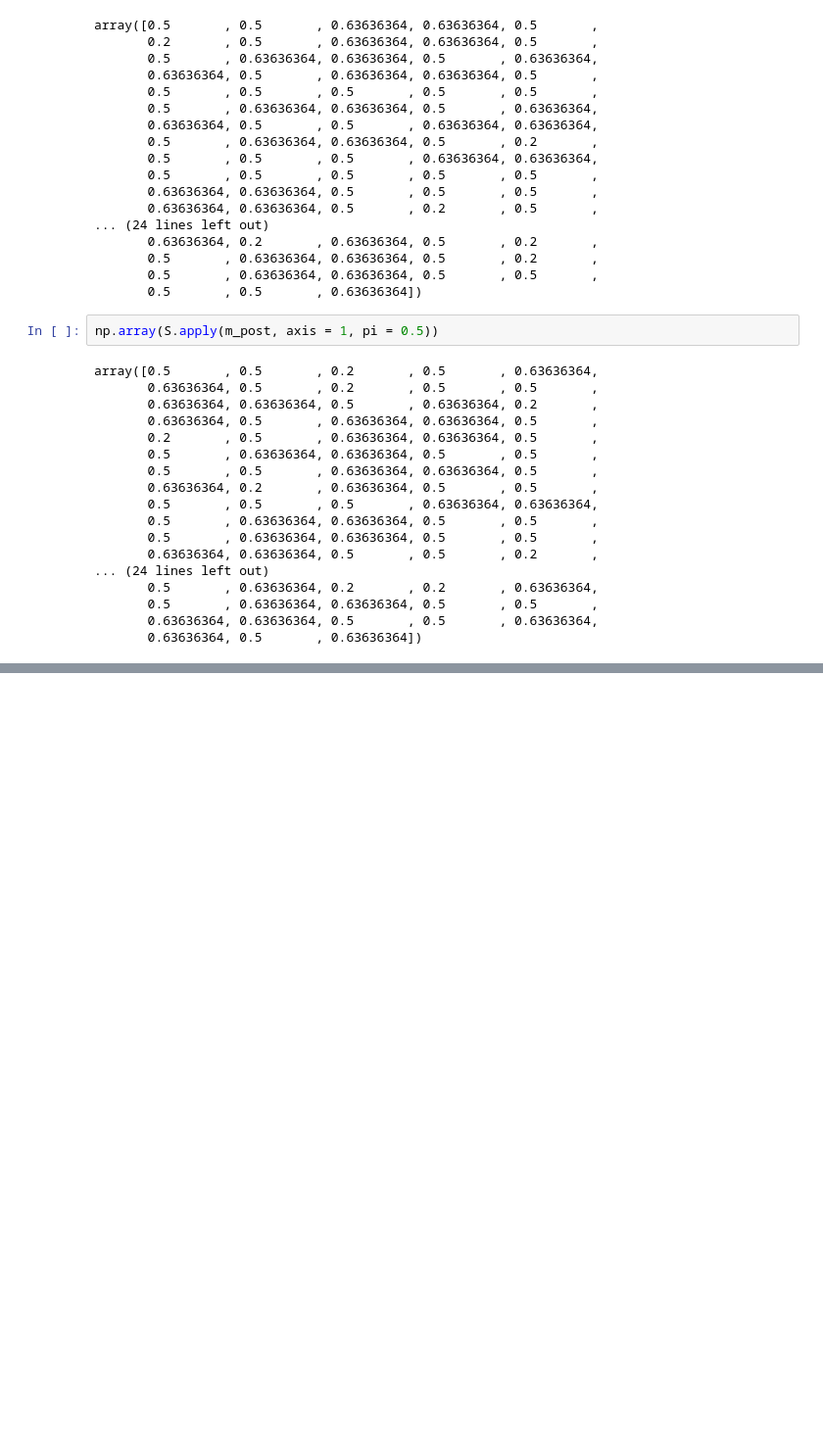
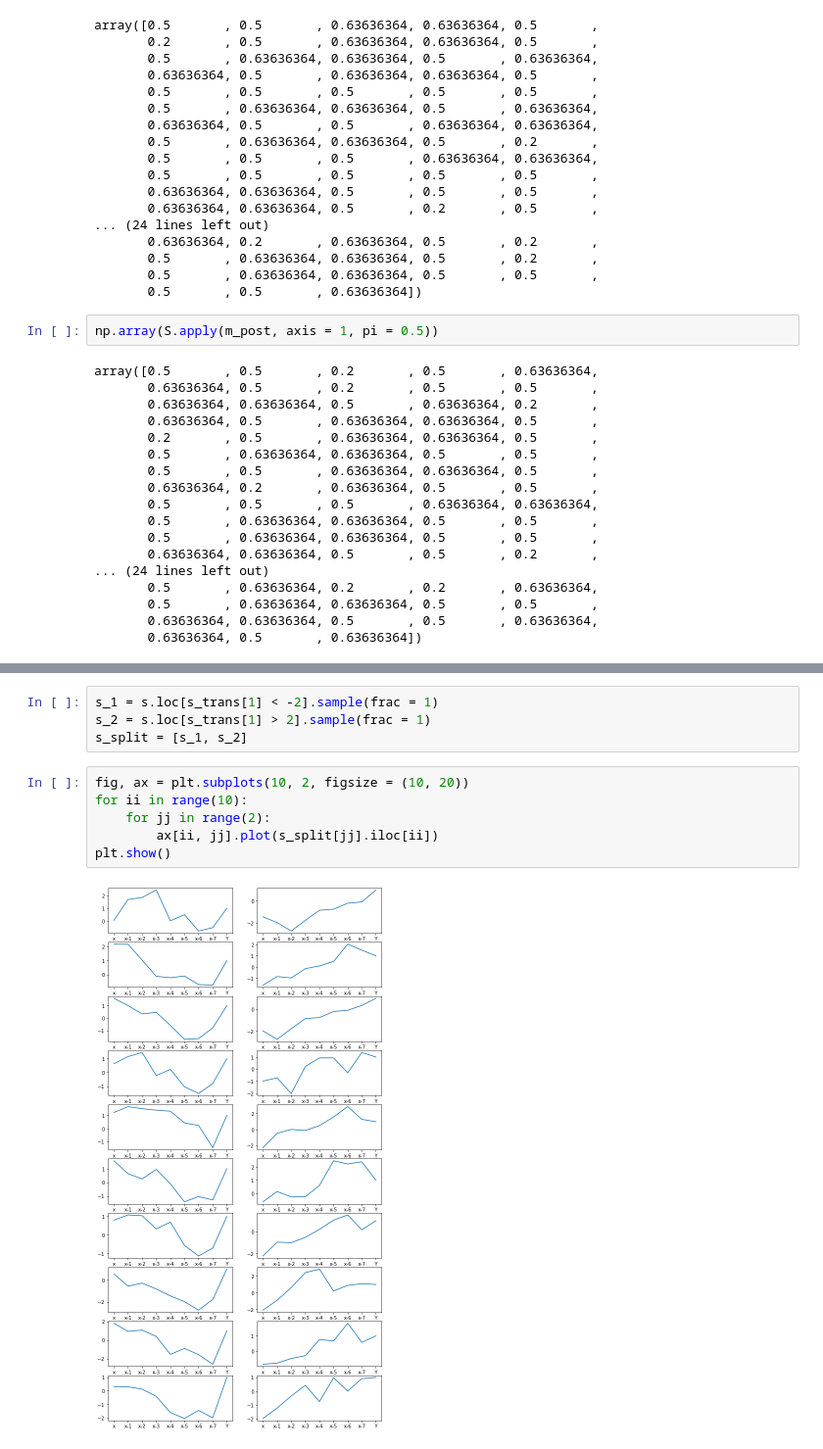
Before and after one commit to galenvincent/seq-GOF, a Jupyter notebook: testing.ipynb, the cells around one changed output, grey strips where cells are left out. Shown at 98% size. Cells and saved outputs as stored; diff of their text form; blank space fills up the shorter version.

```diff
--- a/testing.ipynb
+++ b/testing.ipynb
@@ -295,0 +376,12 @@ array([0.5       , 0.5       , 0.2       , 0.5       , 0.63636364,
+# %%
+s_1 = s.loc[s_trans[1] < -2].sample(frac = 1)
+s_2 = s.loc[s_trans[1] > 2].sample(frac = 1)
+s_split = [s_1, s_2]
+# %%
+fig, ax = plt.subplots(10, 2, figsize = (10, 20))
+for ii in range(10):
+    for jj in range(2):
+        ax[ii, jj].plot(s_split[jj].iloc[ii])
+plt.show()
+# %% [output]
+[figure, added]
```
Also changed, not shown: parts of 37 cells of this notebook, 2 other files.
